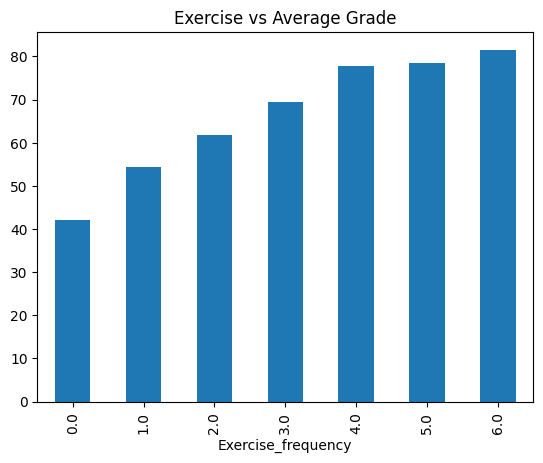
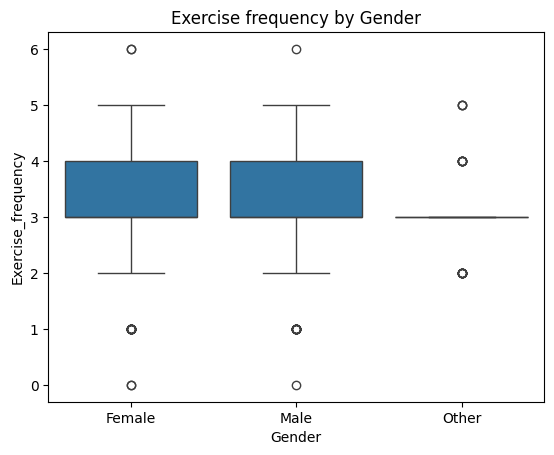
The change to this notebook cell's code, shown as a diff; its figure went from the first image to the second:
--- before
+++ after
@@ -96,4 +96,5 @@
 plt.show()
 
+
 df['SleepHoursPerNight'].hist(bins=20)
 plt.title("Sleep Hours Distribution")
@@ -106,4 +107,8 @@
 plt.show()
 
+sns.boxplot(x='Gender', y='Exercise_frequency', data=df)
+plt.title("Exercise frequency by Gender")
+plt.show()
+
 df.groupby('Exercise_frequency')['Cumulative_Grade'].mean().plot(kind='bar')
 plt.title("Exercise vs Average Grade")

Commit: Kaggle Notebook | 25b2244_q_1 | Version 3